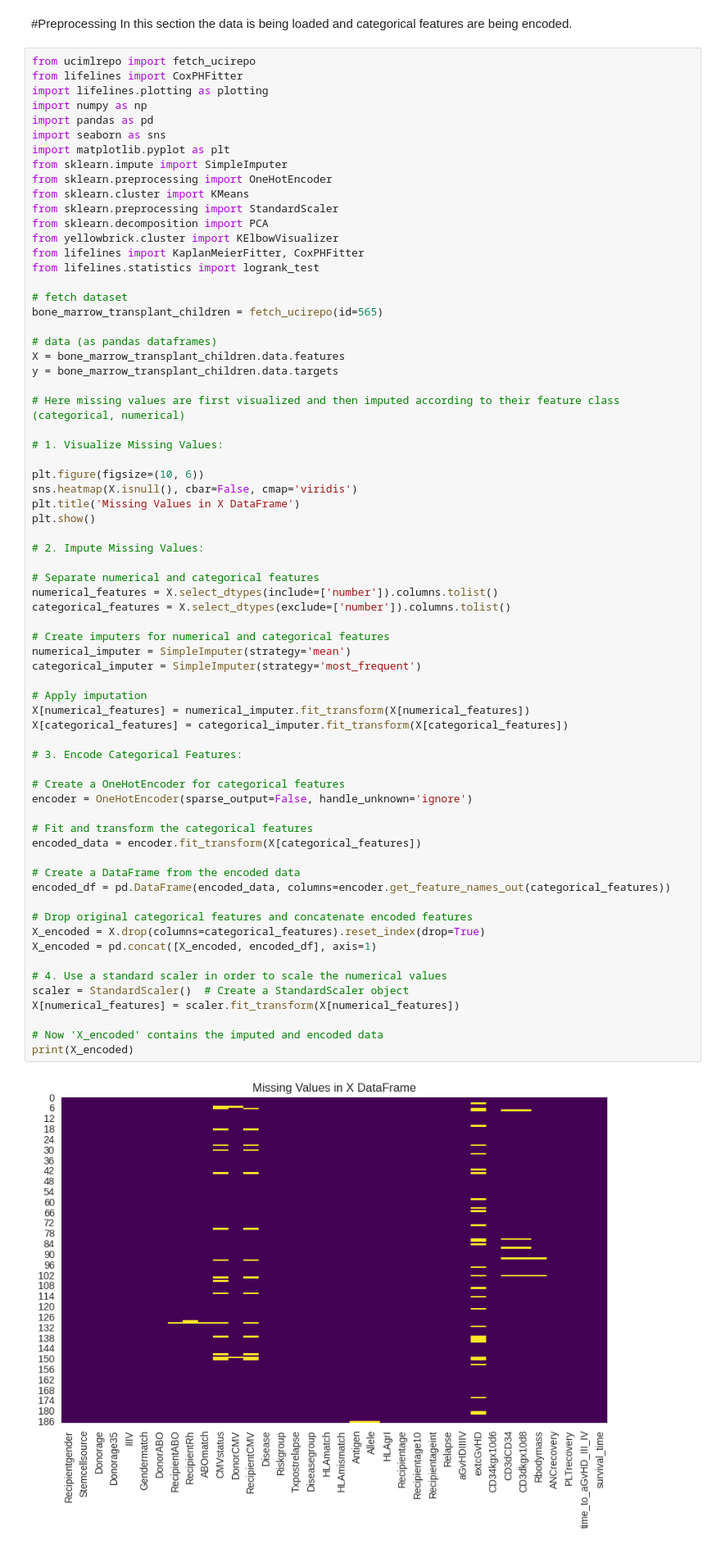
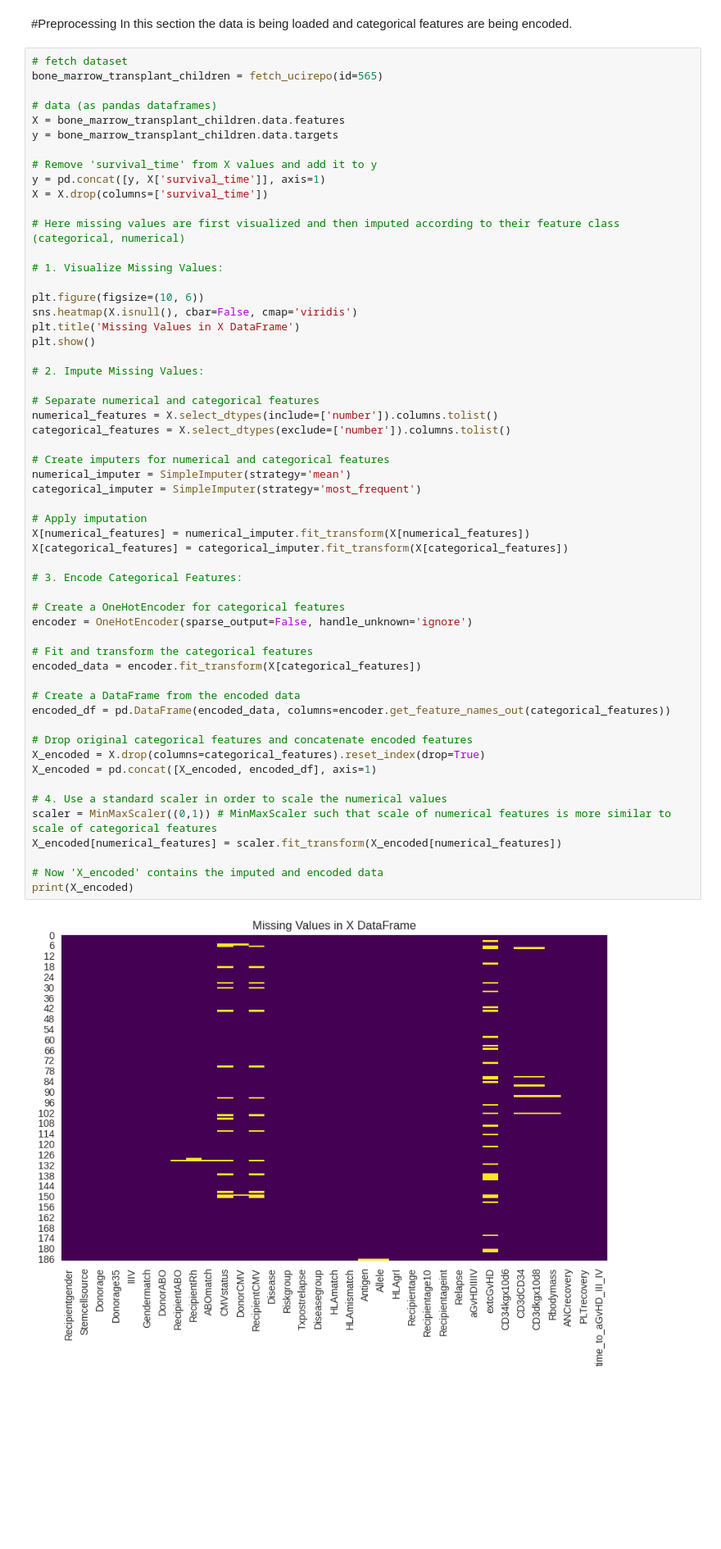
Before and after one commit to Marcos-Sanson/UC3M-ML, a Jupyter notebook: LAB02.ipynb, the cells around one changed output. Shown at 82% size. Cells and saved outputs as stored; diff of their text form; blank space fills up the shorter version.

```diff
--- a/LAB02.ipynb
+++ b/LAB02.ipynb
@@ -28,28 +48,16 @@ CORREL_THRESHOLD = 0.11 # Two variables are considered
 #Preprocessing
 In this section the data is being loaded and categorical features are being encoded.
 # %%
-from ucimlrepo import fetch_ucirepo
-from lifelines import CoxPHFitter
-import lifelines.plotting as plotting
-import numpy as np
-import pandas as pd
-import seaborn as sns
-import matplotlib.pyplot as plt
-from sklearn.impute import SimpleImputer
-from sklearn.preprocessing import OneHotEncoder
-from sklearn.cluster import KMeans
-from sklearn.preprocessing import StandardScaler
-from sklearn.decomposition import PCA
-from yellowbrick.cluster import KElbowVisualizer
-from lifelines import KaplanMeierFitter, CoxPHFitter
-from lifelines.statistics import logrank_test
-
 # fetch dataset
 bone_marrow_transplant_children = fetch_ucirepo(id=565)
 
 # data (as pandas dataframes)
 X = bone_marrow_transplant_children.data.features
 y = bone_marrow_transplant_children.data.targets
+
+# Remove 'survival_time' from X values and add it to y
+y = pd.concat([y, X['survival_time']], axis=1)
+X = X.drop(columns=['survival_time'])
 
 # Here missing values are first visualized and then imputed according to their feature class (categorical, numerical)
 
@@ -67,33 +75,33 @@ numerical_features = X.select_dtypes(include=['number']).columns.tolist()
 categorical_features = X.select_dtypes(exclude=['number']).columns.tolist()
 
 # Create imputers for numerical and categorical features
 numerical_imputer = SimpleImputer(strategy='mean')
 categorical_imputer = SimpleImputer(strategy='most_frequent')
 
 # Apply imputation
 X[numerical_features] = numerical_imputer.fit_transform(X[numerical_features])
 X[categorical_features] = categorical_imputer.fit_transform(X[categorical_features])
 
 # 3. Encode Categorical Features:
 
 # Create a OneHotEncoder for categorical features
 encoder = OneHotEncoder(sparse_output=False, handle_unknown='ignore')
 
 # Fit and transform the categorical features
 encoded_data = encoder.fit_transform(X[categorical_features])
 
 # Create a DataFrame from the encoded data
 encoded_df = pd.DataFrame(encoded_data, columns=encoder.get_feature_names_out(categorical_features))
 
 # Drop original categorical features and concatenate encoded features
 X_encoded = X.drop(columns=categorical_features).reset_index(drop=True)
 X_encoded = pd.concat([X_encoded, encoded_df], axis=1)
 
 # 4. Use a standard scaler in order to scale the numerical values
-scaler = StandardScaler()  # Create a StandardScaler object
-X[numerical_features] = scaler.fit_transform(X[numerical_features])
+scaler = MinMaxScaler((0,1)) # MinMaxScaler such that scale of numerical features is more similar to scale of categorical features
+X_encoded[numerical_features] = scaler.fit_transform(X_encoded[numerical_features])
 
 # Now 'X_encoded' contains the imputed and encoded data
 print(X_encoded)
 # %% [output]
-[figure, old version]
+[figure, new version]
```
Also changed, not shown: parts of 24 cells of this notebook.
